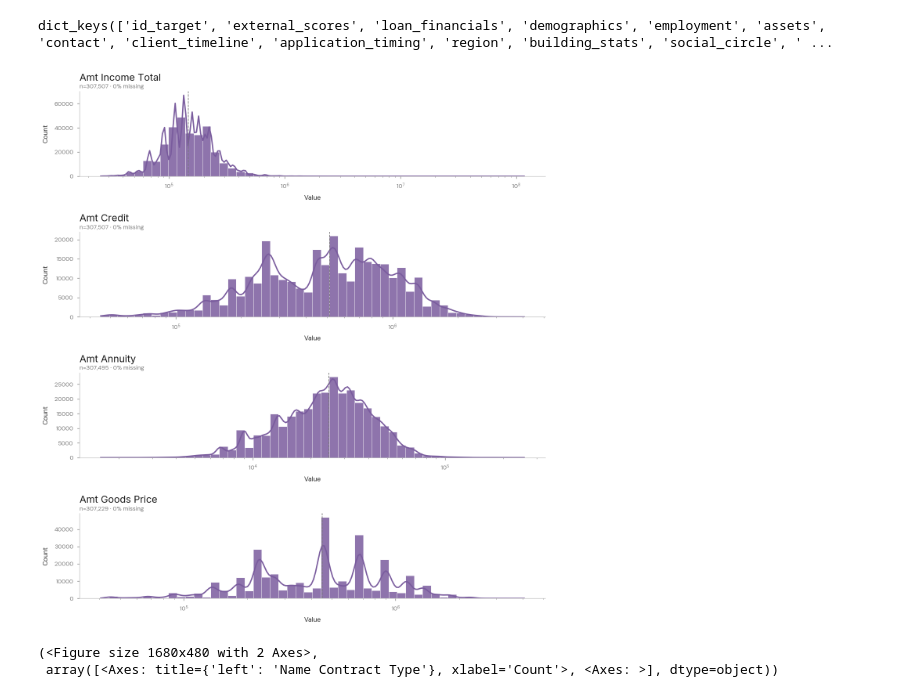
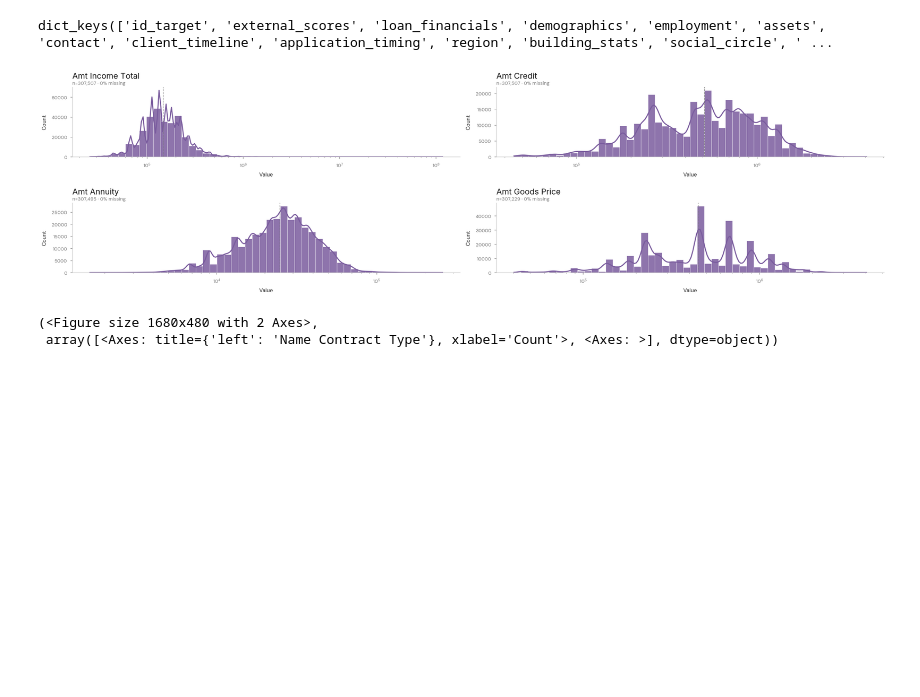
Before and after one commit to smallchuch/CreditRiskLearning, a Jupyter notebook: Projects/Flagship PD Model Project/01_Default_Rate_Driver_Scan_EDA/default_rate_driver_scan_notebook.ipynb, the cells around one changed output. Saved outputs shown, nothing was run; the diff lists cells and outputs as text; code cells hidden in the pictures; blank space fills up the shorter version.

```diff
--- a/Projects/Flagship PD Model Project/01_Default_Rate_Driver_Scan_EDA/default_rate_driver_scan_notebook.ipynb
+++ b/Projects/Flagship PD Model Project/01_Default_Rate_Driver_Scan_EDA/default_rate_driver_scan_notebook.ipynb
@@ -1594,22 +1591,22 @@ dict_keys(['id_target', 'external_scores', 'loan_financials', 'demographics', 'e
 # %%
 # Loan Financials Numeric Vaiables Histograms
 
 fig, axes = eda.histogram_per_group(
     df, cols_by_theme['loan_financials'],
-    ncols=1,                 # single column → stacked vertically
+    ncols=2,                 # single column → stacked vertically
     panel_w=11, panel_h=3, # wider + taller per panel
     sharex=False, kde=True, logx=True
 )
 
 # Axes Level Edits
 
 for ax in axes:
     ax.set_xscale('log')
 
 
 plt.show()
 # %% [output]
-[figure, old version]
+[figure, new version]
 # %%
 # Loan Financials Cateogrical Bar Counts
 
```
Also changed, not shown: parts of 14 cells of this notebook, 1 other file.
